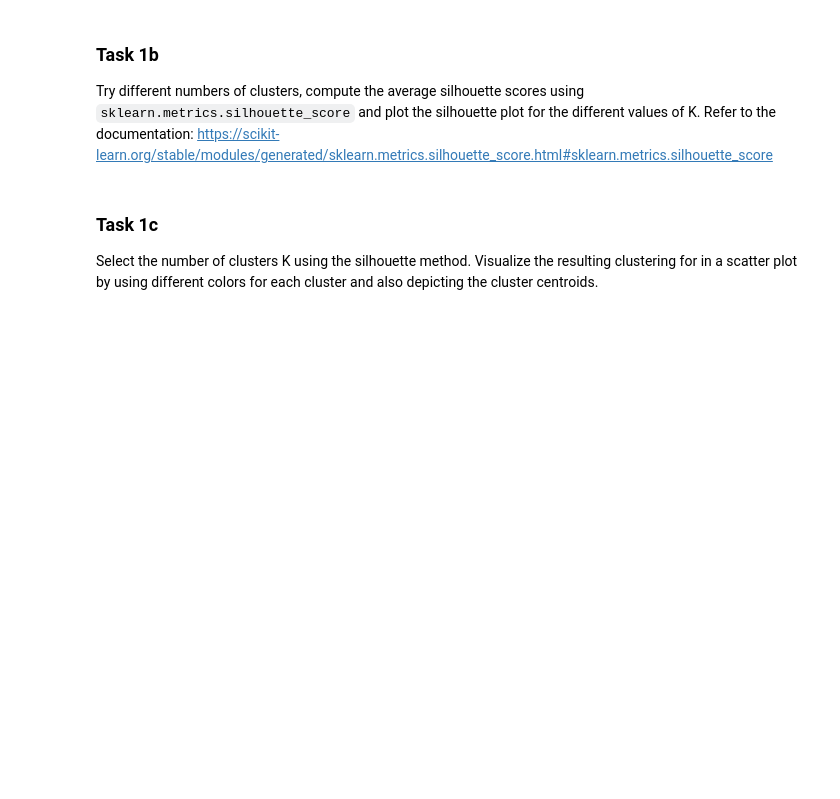
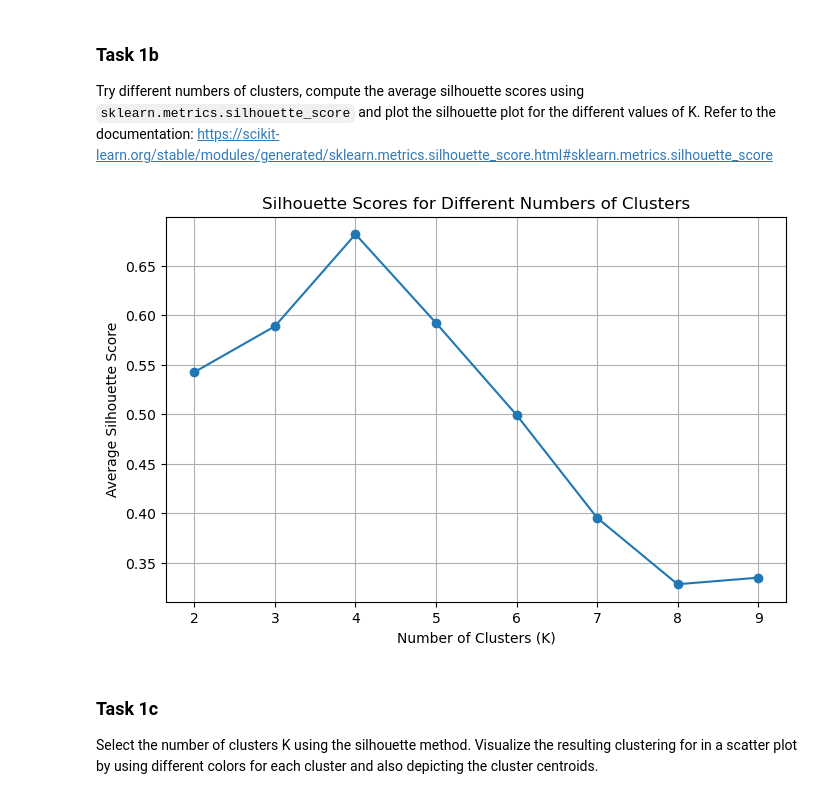
Before and after one commit to michamettler/zhaw-mldm, a Jupyter notebook: L11/L12_Clustering_Assignment.ipynb, the cells around one changed output. Drawn from its saved outputs; the diff is of its cells as text; code cells hidden in the pictures; blank space fills up the shorter version.

```diff
--- a/L11/L12_Clustering_Assignment.ipynb
+++ b/L11/L12_Clustering_Assignment.ipynb
@@ -39,0 +36,10 @@ from sklearn.cluster import KMeans
+# %%
+kmeans = KMeans(n_clusters=4, random_state=RANDOM_SEED)
+kmeans.fit(X)
+cluster_labels = kmeans.predict(X)
+
+# Print results
+print("Cluster Centers:")
+print(kmeans.cluster_centers_)
+print("\nCluster Labels:")
+print(cluster_labels)
@@ -49,3 +70,25 @@ from sklearn.metrics import silhouette_score
+# %%
+range_n_clusters = range(2, 10)
+silhouette_scores = []
+
+for n_clusters in range_n_clusters:
+    kmeans = KMeans(n_clusters=n_clusters, random_state=RANDOM_SEED)
+
+    cluster_labels = kmeans.fit_predict(X)
+
+    score = silhouette_score(X, cluster_labels)
+    silhouette_scores.append(score)
+
+plt.figure(figsize=(8, 5))
+plt.plot(range_n_clusters, silhouette_scores, marker='o')
+plt.title("Silhouette Scores for Different Numbers of Clusters")
+plt.xlabel("Number of Clusters (K)")
+plt.ylabel("Average Silhouette Score")
+plt.xticks(range_n_clusters)
+plt.grid()
+plt.show()
+# %% [output]
+[figure, added]
 # %% [markdown]
 ### Task 1c
 
```
Also changed, not shown: parts of 14 cells of this notebook, 1 other file.
